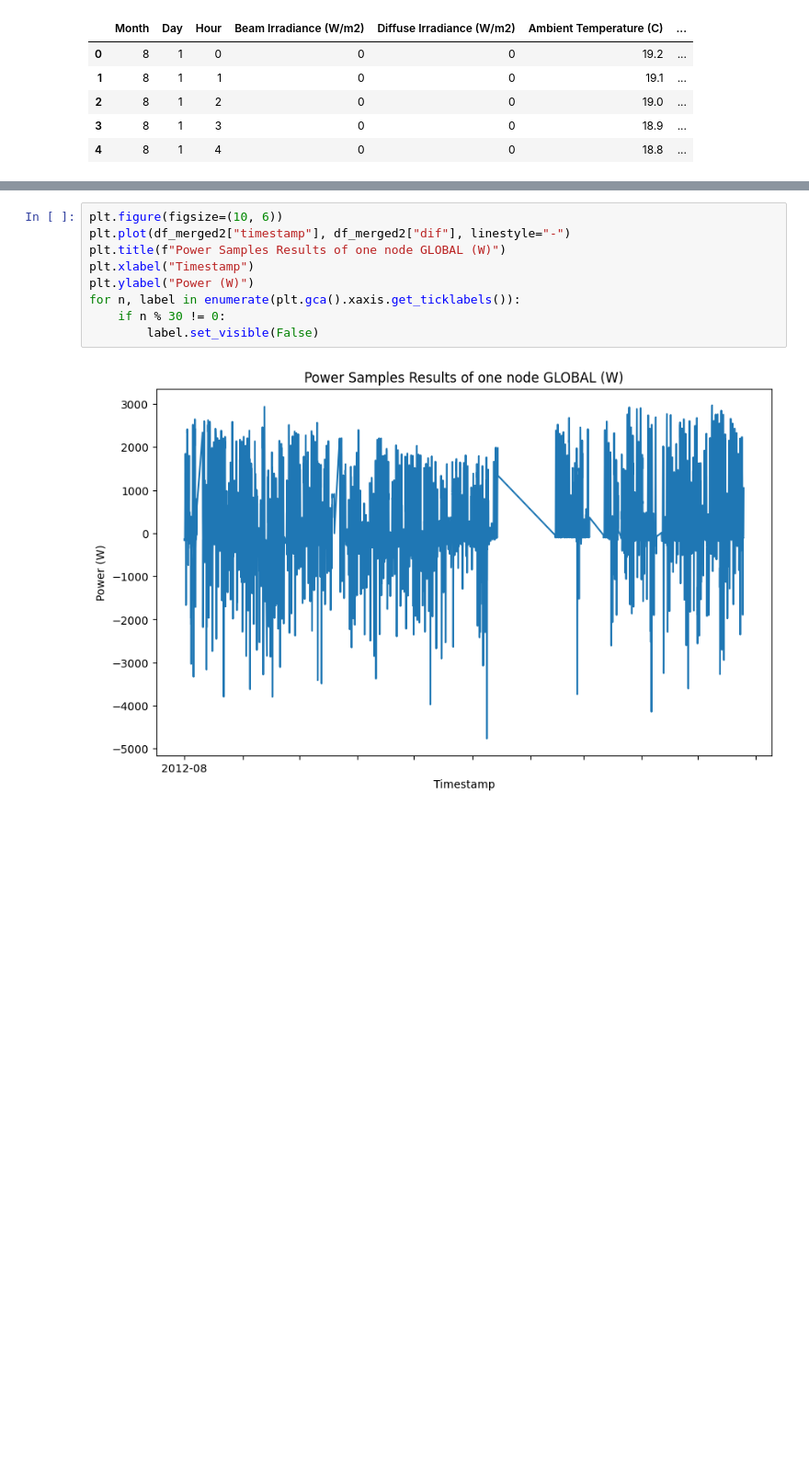
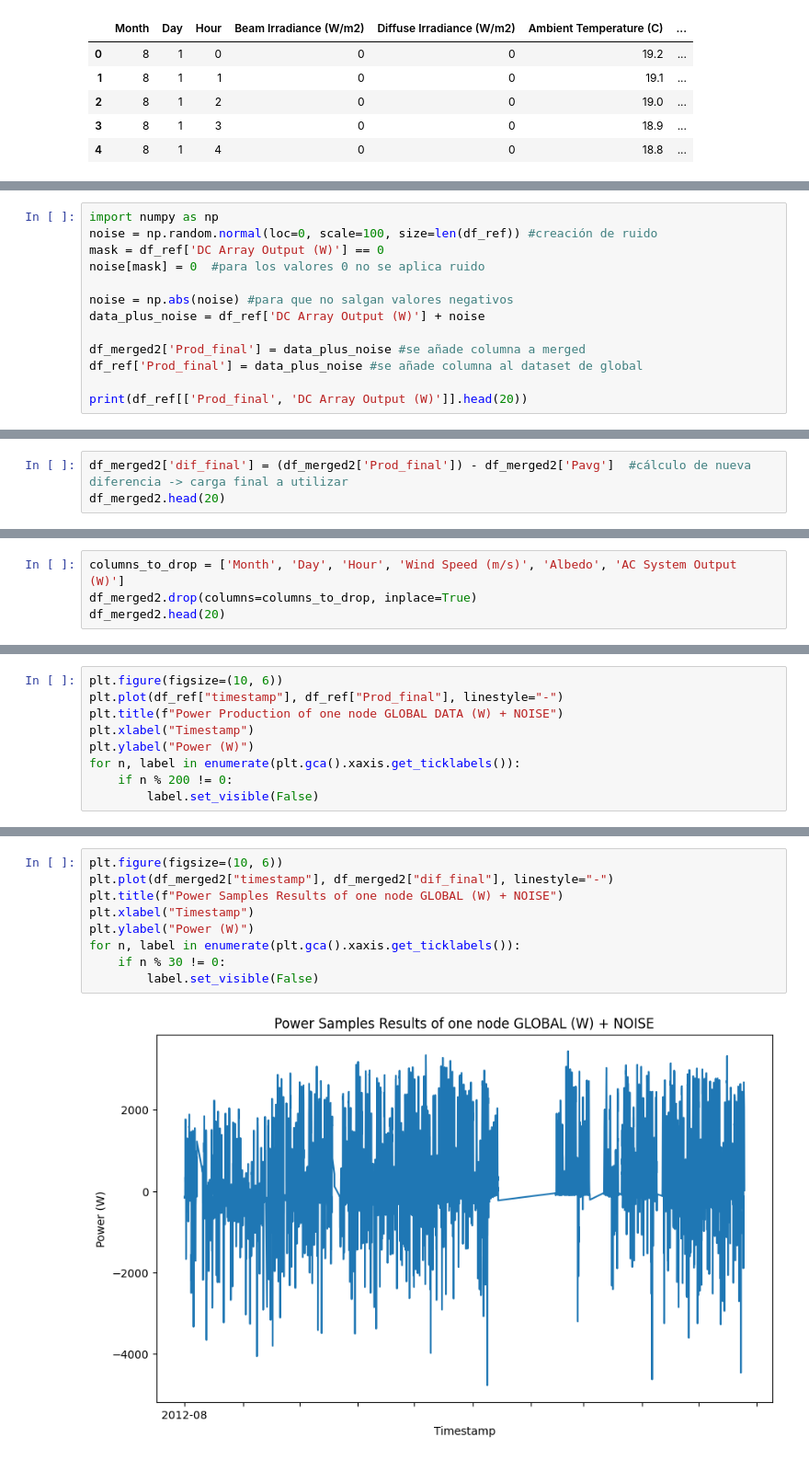
Before and after one commit to PaulaBartolomeMora/TFM, a Jupyter notebook: SustData/power_calc.ipynb, the cells around one changed output, grey strips where cells are left out. Shown at 92% size. Saved outputs shown, nothing was run; the diff lists cells and outputs as text; blank space fills up the shorter version.

Commit message:
test2 (nodos d2), comparacion global vs sustdata, calculo cargas finales + ruido

```diff
--- a/SustData/power_calc.ipynb
+++ b/SustData/power_calc.ipynb
@@ -169,0 +175,13 @@ for n, label in enumerate(plt.gca().xaxis.get_ticklabels()):
+# %%
+import numpy as np
+noise = np.random.normal(loc=0, scale=100, size=len(df_ref)) #creación de ruido
+mask = df_ref['DC Array Output (W)'] == 0
+noise[mask] = 0  #para los valores 0 no se aplica ruido
+
+noise = np.abs(noise) #para que no salgan valores negativos
+data_plus_noise = df_ref['DC Array Output (W)'] + noise
+
+df_merged2['Prod_final'] = data_plus_noise #se añade columna a merged
+df_ref['Prod_final'] = data_plus_noise #se añade columna al dataset de global
+
+print(df_ref[['Prod_final', 'DC Array Output (W)']].head(20))
@@ -169,0 +208,3 @@ for n, label in enumerate(plt.gca().xaxis.get_ticklabels()):
+# %%
+df_merged2['dif_final'] = (df_merged2['Prod_final']) - df_merged2['Pavg']  #cálculo de nueva diferencia -> carga final a utilizar
+df_merged2.head(20)
@@ -169,0 +229,4 @@ for n, label in enumerate(plt.gca().xaxis.get_ticklabels()):
+# %%
+columns_to_drop = ['Month', 'Day', 'Hour', 'Wind Speed (m/s)', 'Albedo', 'AC System Output (W)']
+df_merged2.drop(columns=columns_to_drop, inplace=True)
+df_merged2.head(20)
@@ -169,0 +251,9 @@ for n, label in enumerate(plt.gca().xaxis.get_ticklabels()):
+# %%
+plt.figure(figsize=(10, 6))
+plt.plot(df_ref["timestamp"], df_ref["Prod_final"], linestyle="-")
+plt.title(f"Power Production of one node GLOBAL DATA (W) + NOISE")
+plt.xlabel("Timestamp")
+plt.ylabel("Power (W)")
+for n, label in enumerate(plt.gca().xaxis.get_ticklabels()):
+    if n % 200 != 0:
+        label.set_visible(False)
@@ -170,11 +262,11 @@ for n, label in enumerate(plt.gca().xaxis.get_ticklabels()):
 # %%
 plt.figure(figsize=(10, 6))
-plt.plot(df_merged2["timestamp"], df_merged2["dif"], linestyle="-")
-plt.title(f"Power Samples Results of one node GLOBAL (W)")
+plt.plot(df_merged2["timestamp"], df_merged2["dif_final"], linestyle="-")
+plt.title(f"Power Samples Results of one node GLOBAL (W) + NOISE")
 plt.xlabel("Timestamp")
 plt.ylabel("Power (W)")
 for n, label in enumerate(plt.gca().xaxis.get_ticklabels()):
     if n % 30 != 0:
         label.set_visible(False)
 # %% [output]
-[figure, old version]
+[figure, new version]
```
Also changed, not shown: parts of 15 cells of this notebook, 26 other files.
